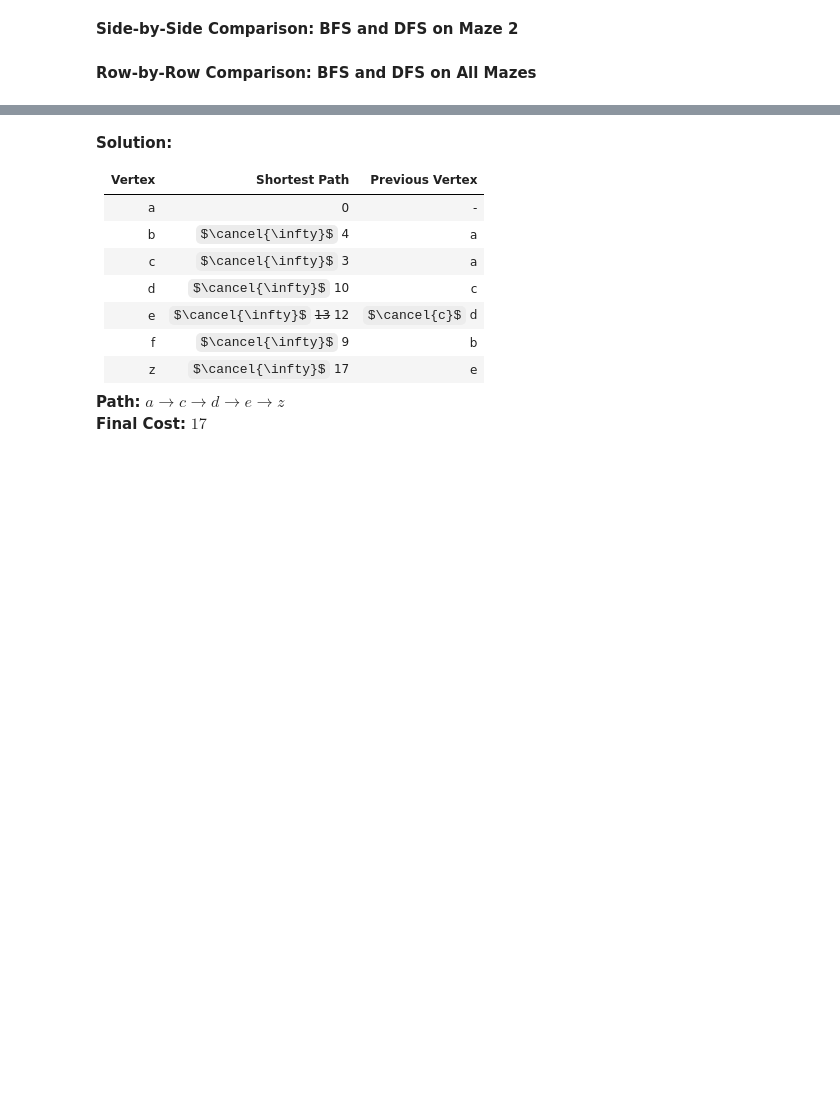
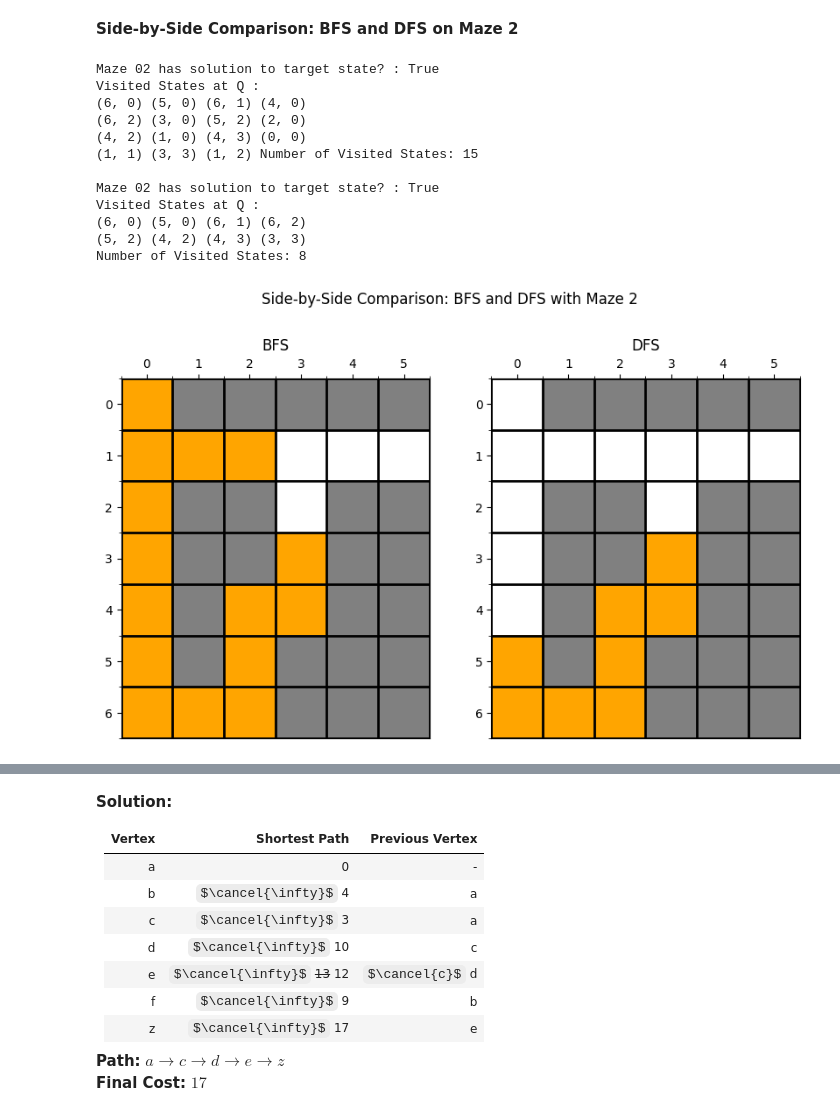
Before and after one commit to Daniels1610/CI008-Dagraz, a Jupyter notebook: E01.ipynb, the cells around one changed output, grey strips where cells are left out. Cells and saved outputs as stored; diff of their text form; code cells hidden in the pictures; some formulas as TeX source; blank space fills up the shorter version.

```diff
--- a/E01.ipynb
+++ b/E01.ipynb
@@ -135,7 +89,7 @@ def BDFS(Q: Union[Stack, Queue], init_x: tuple, target_x: tuple, maze_data: np.n
         'cells_table': {}}
 
     # Either init or target state is a forbidden cell
-    if maze_data[init_x[0],init_x[1]] or maze_data[target_x[0],target_x[1]] == 1:
+    if maze_data[init_x[0],init_x[1]] != 0 or maze_data[target_x[0],target_x[1]] != 0:
         return mi
 
     # BDFS Start
@@ -149,7 +103,7 @@ def BDFS(Q: Union[Stack, Queue], init_x: tuple, target_x: tuple, maze_data: np.n
         mi['cells_table'][x] = [x, math.inf, None]
 
         # Current state matches target state | SUCCESS
-        if x[0] == target_x[0] and x[1] == target_x[1]:
+        if x == target_x:
             mi['cells_table'][x] = [x, math.inf, None]
             mi['status'] = True; return mi
 
@@ -167,19 +121,34 @@ def BDFS(Q: Union[Stack, Queue], init_x: tuple, target_x: tuple, maze_data: np.n
 # %% [markdown]
 **Side-by-Side Comparison: BFS and DFS on Maze 2**
 # %%
+maze = input(f"Select Maze (1 to {maze_dict_len}): ")
+init_x = tuple(int(x) for x in input("Enter Initial State: ").split(" "))
+target_x = tuple(int(x) for x in input("Enter Target State: ").split(" "))
 borders = [Queue(), Stack()]
 fig = plt.figure(figsize=(10,10))
-fig.suptitle("Side-by-Side Comparison: BFS and DFS with Maze 2", y=0.8)
+fig.suptitle("Side-by-Side Comparison: BFS and DFS with Maze {}", y=0.8)
 rows = 1; cols = 2
 
 for idx, dsa in enumerate(borders, start=1):
     fig.add_subplot(rows, cols, idx)
     maze_info = BDFS(dsa, (6,0), (3,3), maze_dict['maze_02'])
     print(f"Maze 02 has solution to target state? : {maze_info['status']}")
     print(f"Visited States at Q :")
     [print(maze_info['visited_x'][x], end=" ") if (x+1)%4 else print(maze_info['visited_x'][x]) for x in range(len(maze_info['visited_x']))]
     print(f"Number of Visited States: {len(maze_info['visited_x'])}\n")
     maze_plotter(maze_info['visited_m'])
     plt.title("DFS" if type(dsa) == Stack else "BFS")
+# %% [output]
+Maze 02 has solution to target state? : True
+Visited States at Q :
+(6, 0) (5, 0) (6, 1) (4, 0)
+(6, 2) (3, 0) (5, 2) (2, 0)
+(4, 2) (1, 0) (4, 3) (0, 0)
+(1, 1) (3, 3) (1, 2) Number of Visited States: 15
+
+Maze 02 has solution to target state? : True
+Visited States at Q :
+(6, 0) (5, 0) (6, 1) (6, 2)
+(5, 2) (4, 2) (4, 3) (3, 3)
+Number of Visited States: 8
+[figure, added]
-# %% [markdown]
-**Row-by-Row Comparison: BFS and DFS on All Mazes**
```
Also changed, not shown: parts of 31 cells of this notebook, 13 other files.
